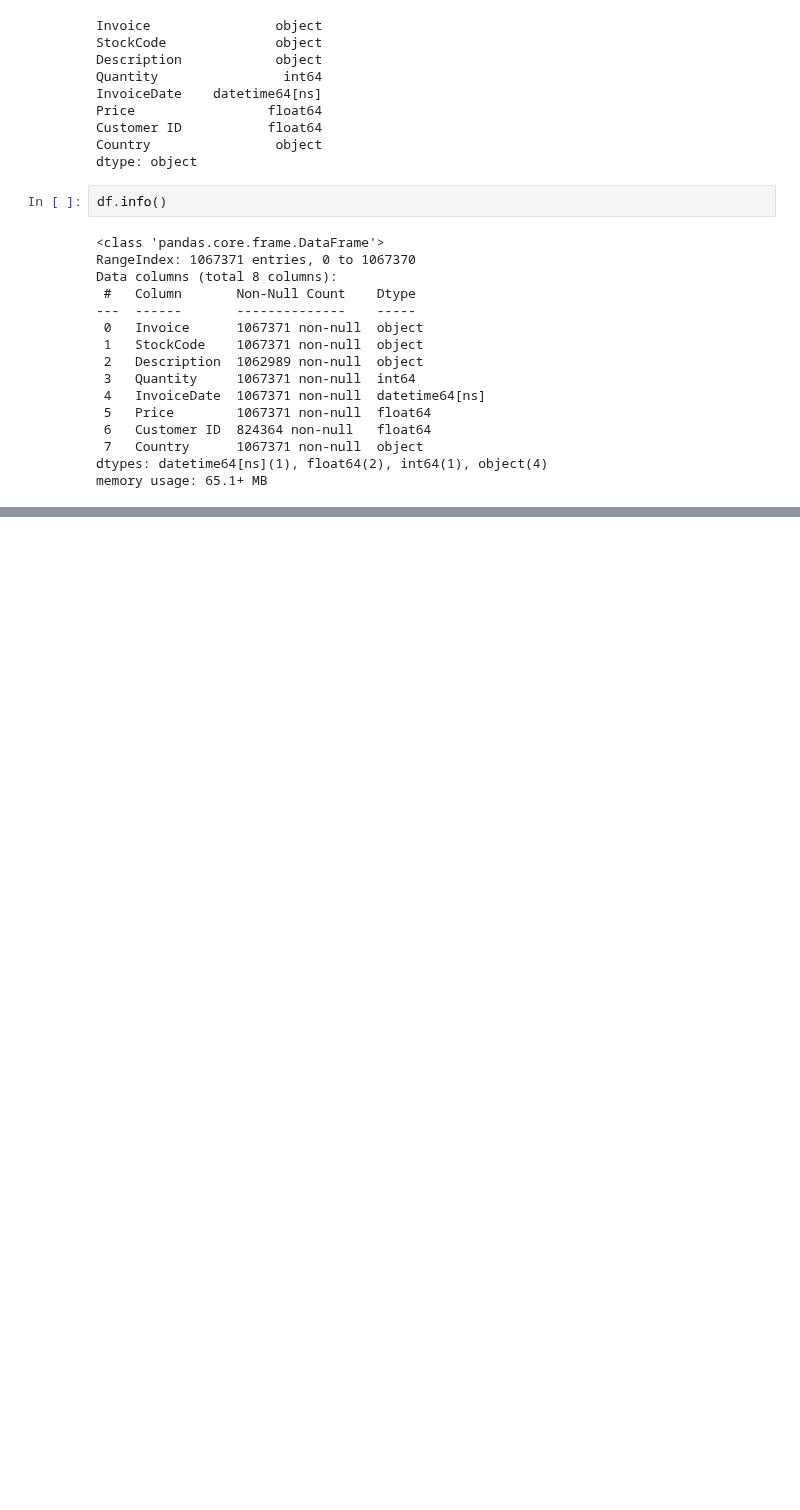
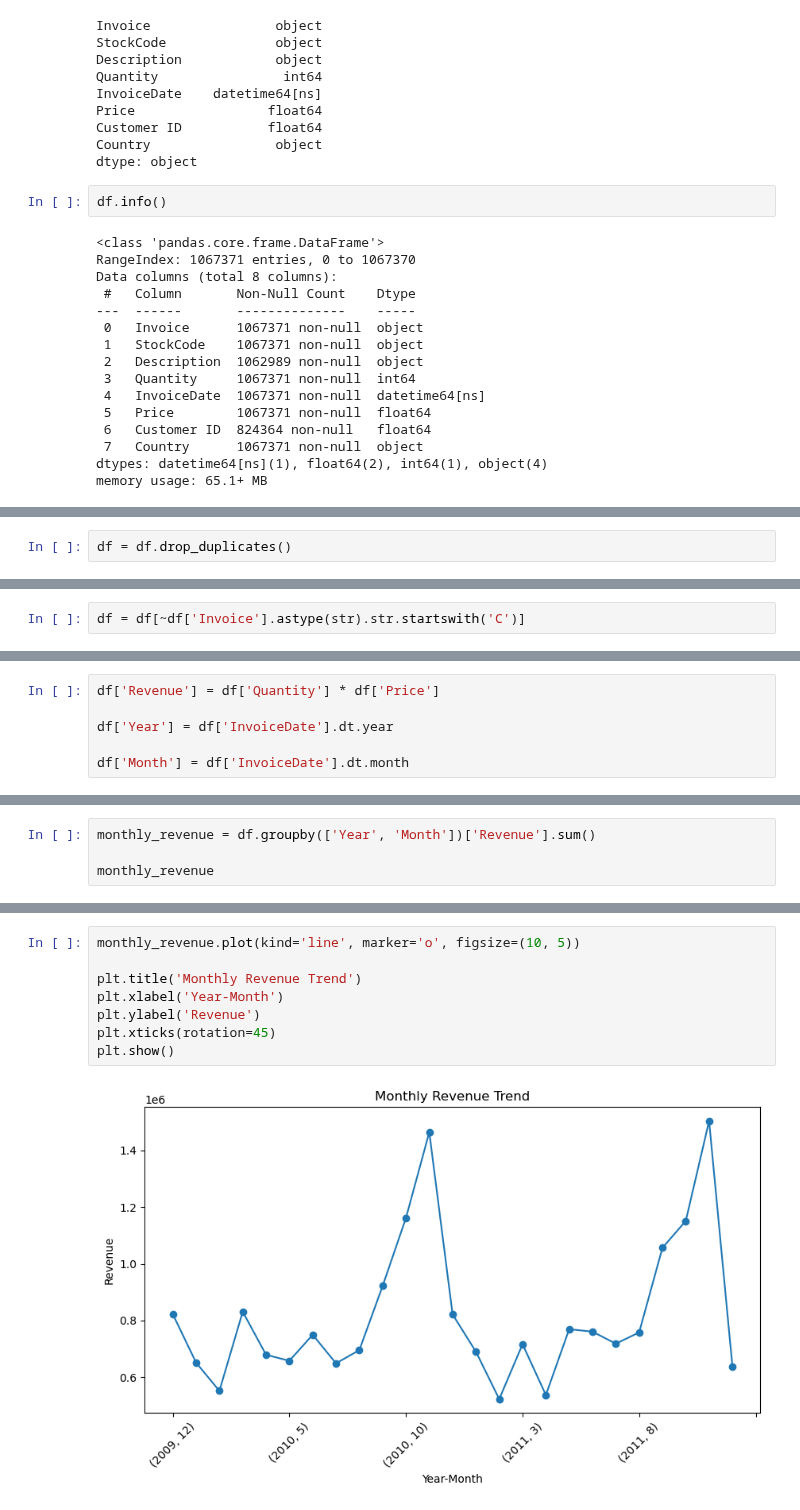
Before and after one commit to kaushiki2024/ecommerce-sales-customer-analytics, a Jupyter notebook: notebooks/01_data_cleaning_and_eda.ipynb, the cells around one changed output, grey strips where cells are left out. Drawn from its saved outputs; the diff is of its cells as text; blank space fills up the shorter version.

```diff
--- a/notebooks/01_data_cleaning_and_eda.ipynb
+++ b/notebooks/01_data_cleaning_and_eda.ipynb
@@ -224,0 +403,2 @@ memory usage: 65.1+ MB
+# %%
+df = df.drop_duplicates()
@@ -224,0 +411,2 @@ memory usage: 65.1+ MB
+# %%
+df = df[~df['Invoice'].astype(str).str.startswith('C')]
@@ -224,0 +421,6 @@ memory usage: 65.1+ MB
+# %%
+df['Revenue'] = df['Quantity'] * df['Price']
+
+df['Year'] = df['InvoiceDate'].dt.year
+
+df['Month'] = df['InvoiceDate'].dt.month
@@ -224,0 +450,4 @@ memory usage: 65.1+ MB
+# %%
+monthly_revenue = df.groupby(['Year', 'Month'])['Revenue'].sum()
+
+monthly_revenue
@@ -224,0 +472,10 @@ memory usage: 65.1+ MB
+# %%
+monthly_revenue.plot(kind='line', marker='o', figsize=(10, 5))
+
+plt.title('Monthly Revenue Trend')
+plt.xlabel('Year-Month')
+plt.ylabel('Revenue')
+plt.xticks(rotation=45)
+plt.show()
+# %% [output]
+[figure, added]
```
Also changed, not shown: parts of 47 cells of this notebook.
